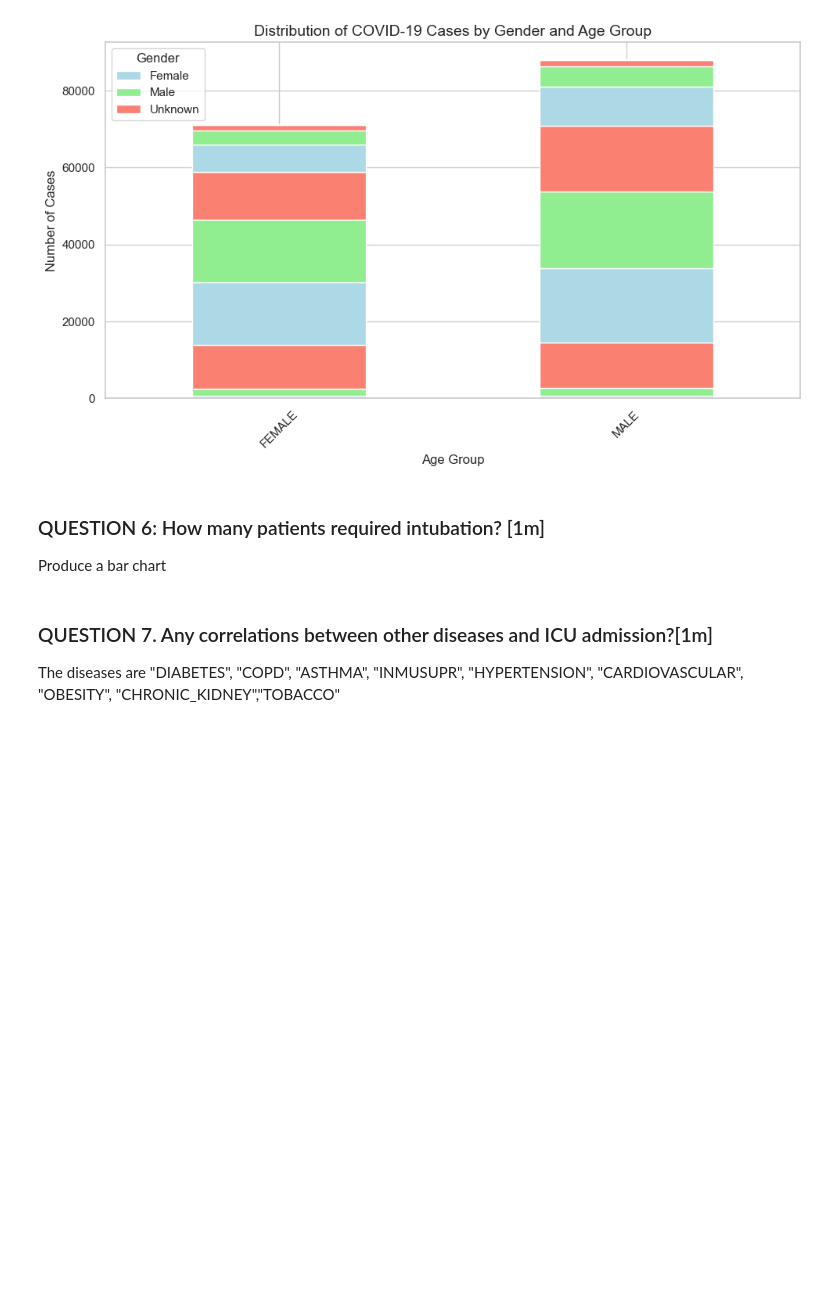
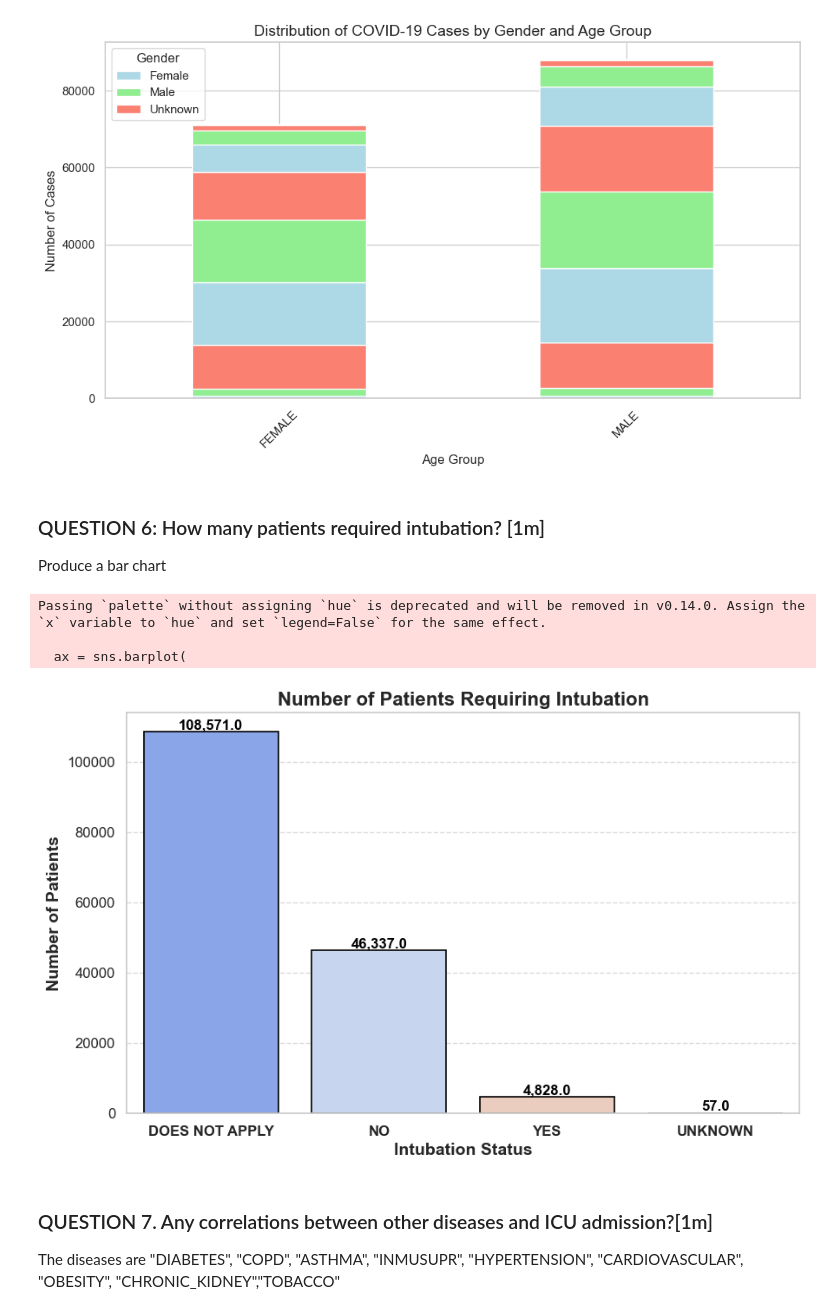
Before and after one commit to ann3i99/qaynatishania-patient-analysis, a Jupyter notebook: Questioins.ipynb, the cells around one changed output. Drawn from its saved outputs; the diff is of its cells as text; code cells hidden in the pictures; blank space fills up the shorter version.

```diff
--- a/Questioins.ipynb
+++ b/Questioins.ipynb
@@ -246,3 +244,43 @@ Produce a bar chart
+# %%
+# Set figure size and style
+plt.figure(figsize=(10, 6))
+sns.set_style("whitegrid")
+
+# Count occurrences of each intubation status
+intubation_counts = df["INTUBATED"].value_counts()
+
+# Create bar chart with enhancements
+ax = sns.barplot(
+    x=intubation_counts.index,
+    y=intubation_counts.values,
+    palette="coolwarm",  # More contrasting color palette
+    edgecolor="black",   # Adds border to bars for better visibility
+    linewidth=1.2
+)
+
+# Add labels on top of bars
+for p in ax.patches:
+    ax.annotate(f'{p.get_height():,}',  # Format with commas
+                (p.get_x() + p.get_width() / 2, p.get_height()),
+                ha='center', va='bottom', fontsize=12, fontweight='bold', color='black')
+
+# Customize labels and title
+plt.xlabel("Intubation Status", fontsize=14, fontweight="bold")
+plt.ylabel("Number of Patients", fontsize=14, fontweight="bold")
+plt.title("Number of Patients Requiring Intubation", fontsize=16, fontweight="bold")
+
+# Improve x-axis readability
+plt.xticks(fontsize=12, fontweight="bold")
+plt.yticks(fontsize=12)
+plt.grid(axis='y', linestyle='--', alpha=0.7)  # Add subtle gridlines
+
+# Show plot
+plt.show()
+# %% [output]
+Passing `palette` without assigning `hue` is deprecated and will be removed in v0.14.0. Assign the `x` variable to `hue` and set `legend=False` for the same effect.
+
+  ax = sns.barplot(
+[figure, added]
 # %% [markdown]
 ### QUESTION 7. Any correlations between other diseases and ICU admission?[1m]
 
```
Also changed, not shown: parts of 1 cell of this notebook.
